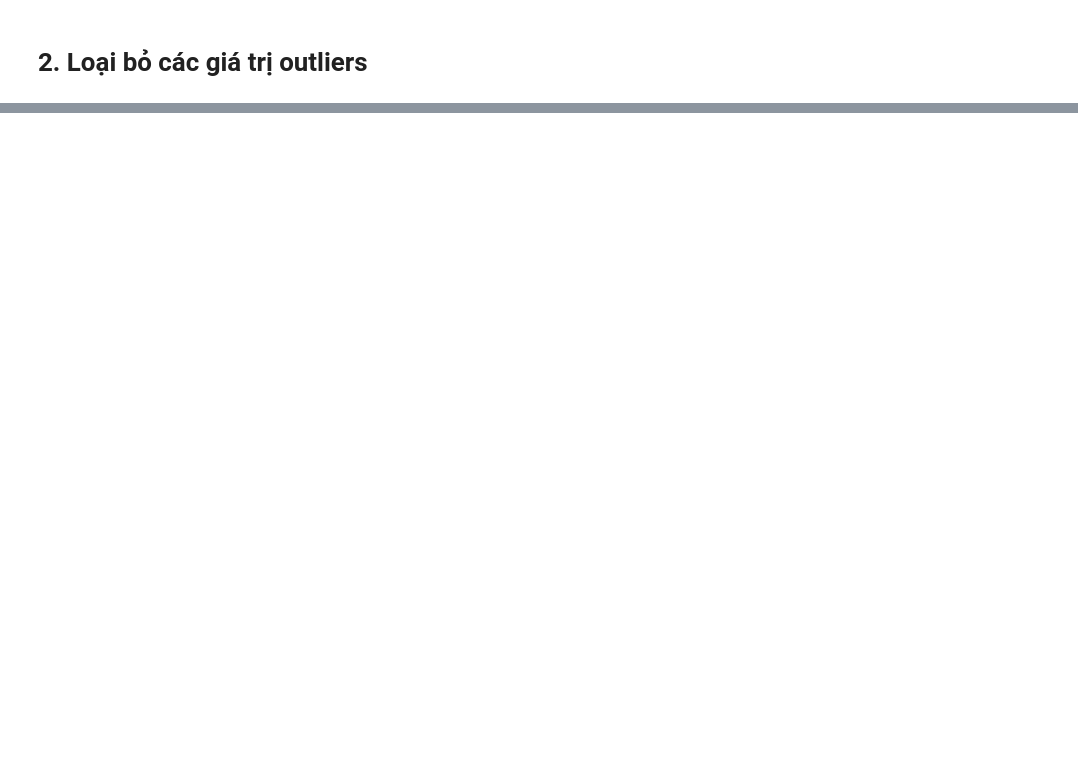
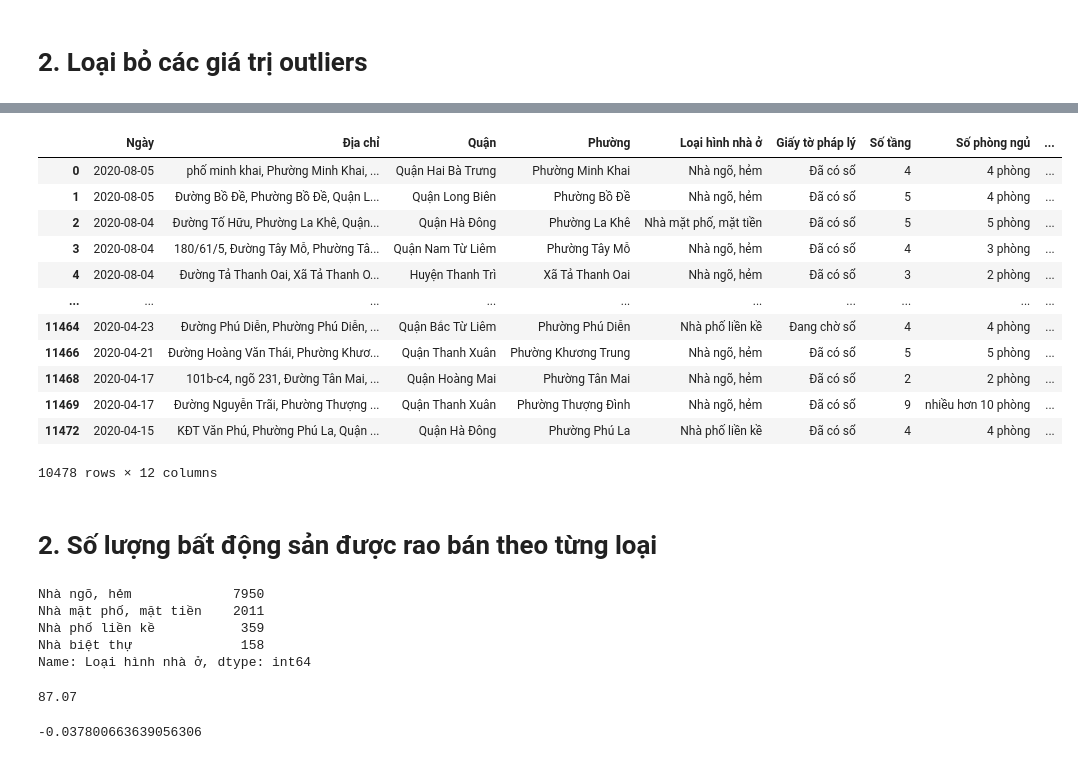
Before and after one commit to nguyenhuynhquang2909/Projects, a Jupyter notebook: VN housing dataset/VN_house_price.ipynb, the cells around one changed output, grey strips where cells are left out. Drawn from its saved outputs; the diff is of its cells as text; code cells hidden in the pictures; blank space fills up the shorter version.

```diff
--- a/VN housing dataset/VN_house_price.ipynb
+++ b/VN housing dataset/VN_house_price.ipynb
@@ -167,0 +245,27 @@ dtype: object
+# %%
+new_data
+# %% [output]
+|  | Ngày | Địa chỉ | Quận | Phường | Loại hình nhà ở | Giấy tờ pháp lý | Số tầng | Số phòng ngủ | ... |
+| 0 | 2020-08-05 | phố minh khai, Phường Minh Khai, ... | Quận Hai Bà Trưng | Phường Minh Khai | Nhà ngõ, hẻm | Đã có sổ | 4 | 4 phòng | ... |
+| 1 | 2020-08-05 | Đường Bồ Đề, Phường Bồ Đề, Quận L... | Quận Long Biên | Phường Bồ Đề | Nhà ngõ, hẻm | Đã có sổ | 5 | 4 phòng | ... |
+| 2 | 2020-08-04 | Đường Tố Hữu, Phường La Khê, Quận... | Quận Hà Đông | Phường La Khê | Nhà mặt phố, mặt tiền | Đã có sổ | 5 | 5 phòng | ... |
+| 3 | 2020-08-04 | 180/61/5, Đường Tây Mỗ, Phường Tâ... | Quận Nam Từ Liêm | Phường Tây Mỗ | Nhà ngõ, hẻm | Đã có sổ | 4 | 3 phòng | ... |
+| 4 | 2020-08-04 | Đường Tả Thanh Oai, Xã Tả Thanh O... | Huyện Thanh Trì | Xã Tả Thanh Oai | Nhà ngõ, hẻm | Đã có sổ | 3 | 2 phòng | ... |
+| ... | ... | ... | ... | ... | ... | ... | ... | ... | ... |
+| 11464 | 2020-04-23 | Đường Phú Diễn, Phường Phú Diễn, ... | Quận Bắc Từ Liêm | Phường Phú Diễn | Nhà phố liền kề | Đang chờ sổ | 4 | 4 phòng | ... |
+| 11466 | 2020-04-21 | Đường Hoàng Văn Thái, Phường Khươ... | Quận Thanh Xuân | Phường Khương Trung | Nhà ngõ, hẻm | Đã có sổ | 5 | 5 phòng | ... |
+| 11468 | 2020-04-17 | 101b-c4, ngõ 231, Đường Tân Mai, ... | Quận Hoàng Mai | Phường Tân Mai | Nhà ngõ, hẻm | Đã có sổ | 2 | 2 phòng | ... |
+| 11469 | 2020-04-17 | Đường Nguyễn Trãi, Phường Thượng ... | Quận Thanh Xuân | Phường Thượng Đình | Nhà ngõ, hẻm | Đã có sổ | 9 | nhiều hơn 10 phòng | ... |
+| 11472 | 2020-04-15 | KĐT Văn Phú, Phường Phú La, Quận ... | Quận Hà Đông | Phường Phú La | Nhà phố liền kề | Đã có sổ | 4 | 4 phòng | ... |
+10478 rows × 12 columns
+# %% [markdown]
+# 2. Số lượng bất động sản được rao bán theo từng loại
+# %%
+count = new_data['Loại hình nhà ở'].value_counts()
+count
+# %% [output]
+Nhà ngõ, hẻm             7950
+Nhà mặt phố, mặt tiền    2011
+Nhà phố liền kề           359
+Nhà biệt thự              158
+Name: Loại hình nhà ở, dtype: int64
@@ -167,0 +274,10 @@ dtype: object
+# %%
+# Giá đất trung bình của Hà Nội
+new_data['Giá/m2'].median()
+# %% [output]
+87.07
+# %%
+# Hệ số tương quan giữa diện tích và giá đất theo m2
+print(new_data['Diện tích'].corr(new_data['Giá/m2']))
+# %% [output]
+-0.037800663639056306
```
Also changed, not shown: parts of 25 cells of this notebook.
